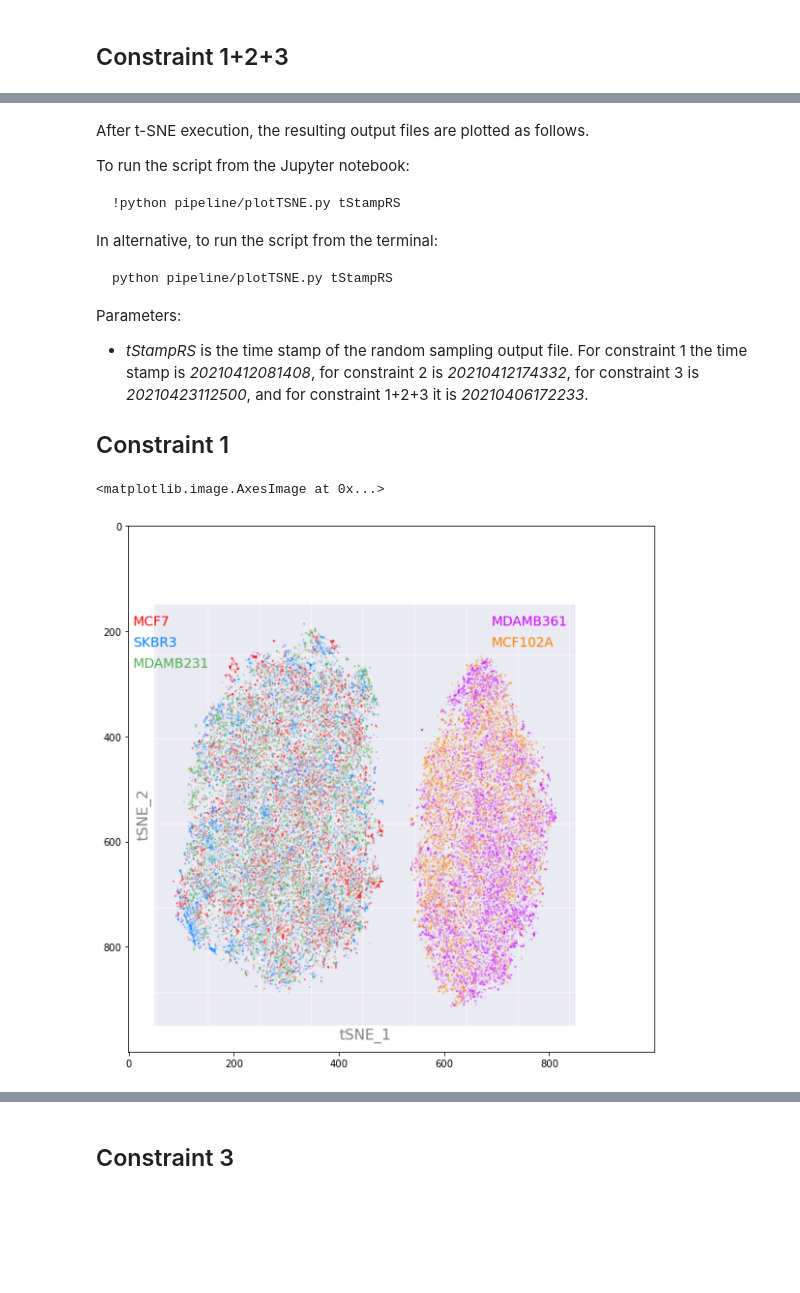
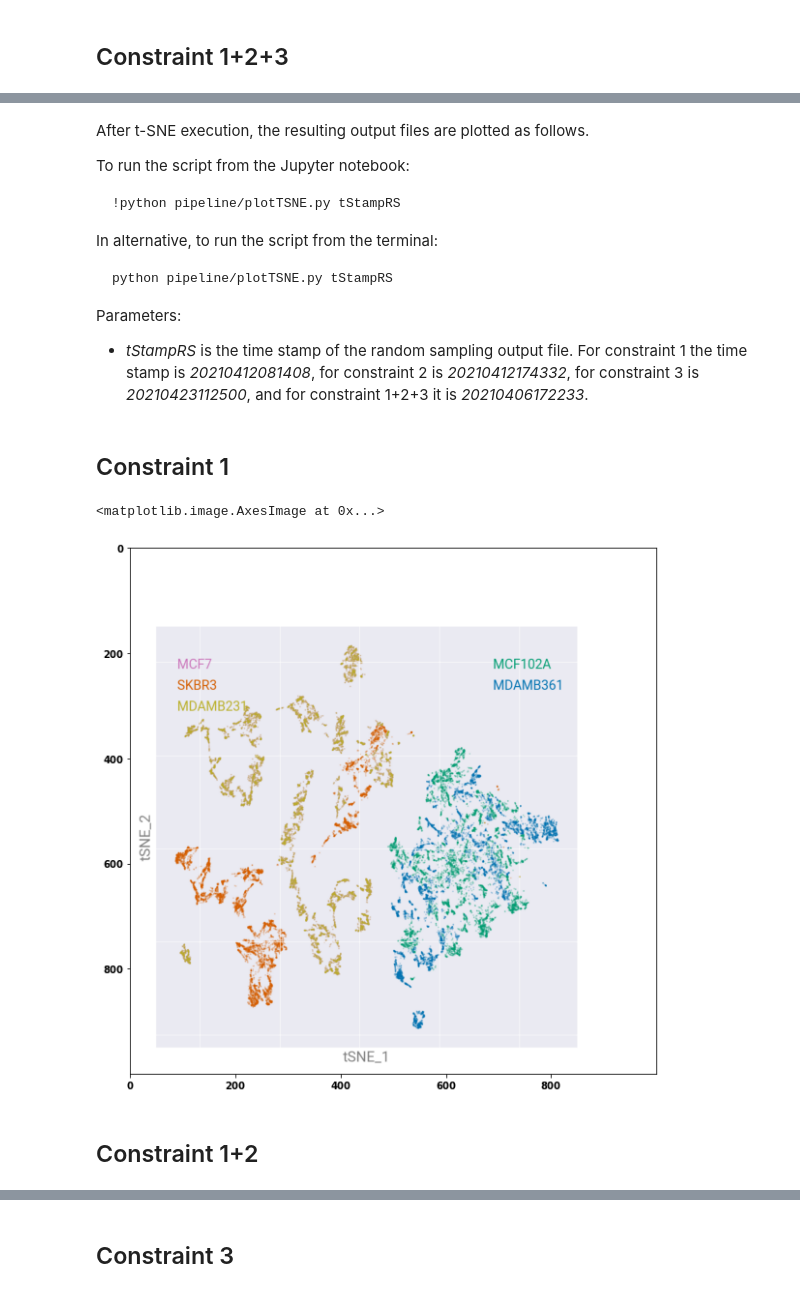
Before and after one commit to qLSLab/integrate, a Jupyter notebook: dataAnalysis.ipynb, the cells around one changed output, grey strips where cells are left out. Saved outputs shown, nothing was run; the diff lists cells and outputs as text; code cells hidden in the pictures; blank space fills up the shorter version.

````diff
--- a/dataAnalysis.ipynb
+++ b/dataAnalysis.ipynb
@@ -288,6 +211,6 @@ python pipeline/plotTSNE.py tStampRS
 ```
 Parameters:
 - *tStampRS* is the time stamp of the random sampling output file. For constraint 1 the time stamp is *20210412081408*, for constraint 2 is *20210412174332*, for constraint 3 is *20210423112500*, and for constraint 1+2+3 it is *20210406172233*.
-
-## Constraint 1
+# %% [markdown]
+## Constraint 1
 # %%
@@ -295,10 +218,12 @@ Parameters:
 # %%
-im = img.imread(os.path.join(FIGUREDIR, 'tsnewPca_rs_20210412081408_extr_0_tags.png'))
+im = img.imread(os.path.join(FIGUREDIR, 'tsnewPca_randomSampling_M_20211203_tags.png'))
 
 # show image
 plt.figure(figsize=(20,10))
 plt.imshow(im)
 # %% [output]
 <matplotlib.image.AxesImage at 0x...>
-[figure, old version]
+[figure, new version]
+# %% [markdown]
+## Constraint 1+2
 # %%
````
Also changed, not shown: parts of 68 cells of this notebook, 15 other files.
